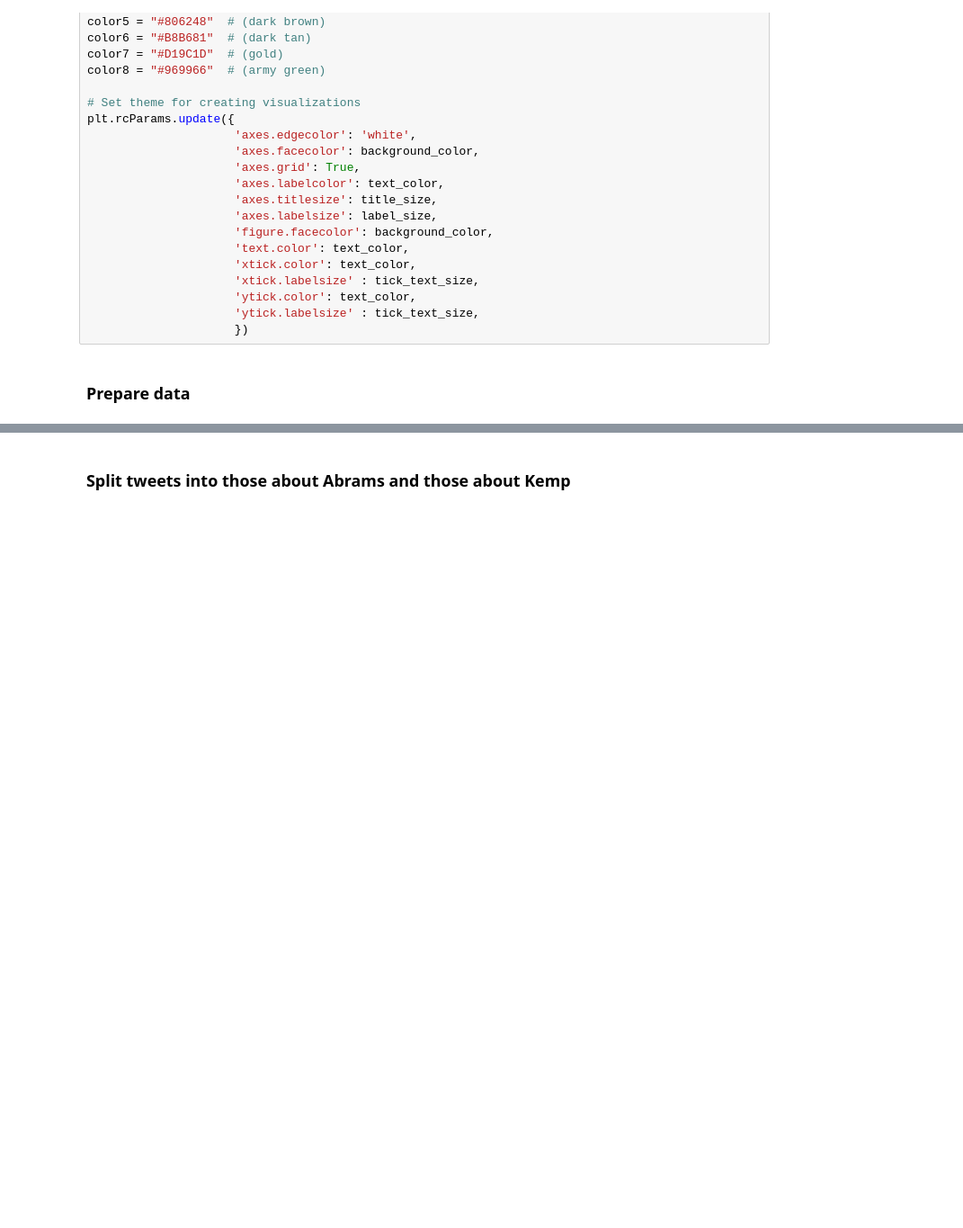
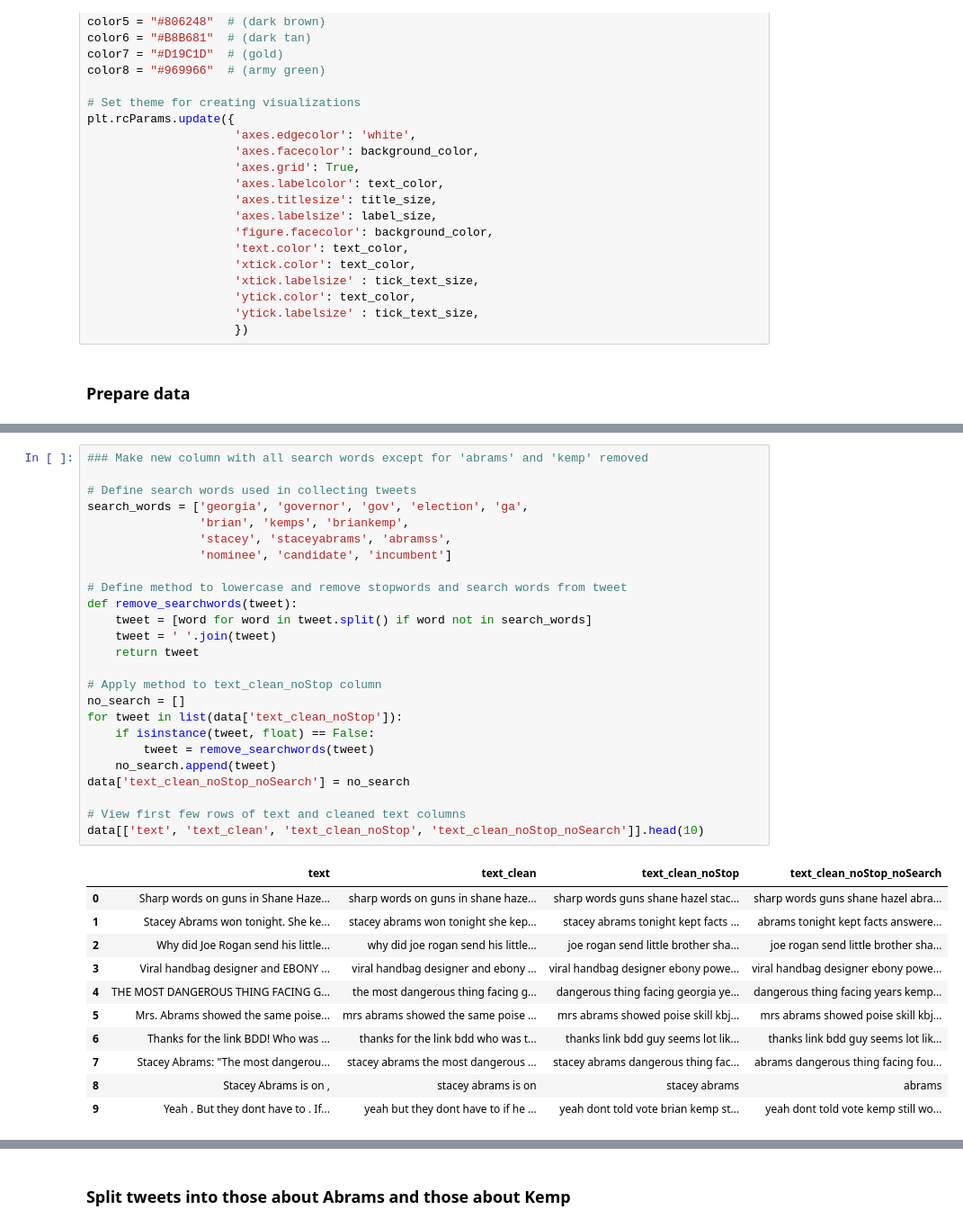
Before and after one commit to monroefarris/anly580_final_project, a Jupyter notebook: Analysis_Code/word2vec_modeling.ipynb, the cells around one changed output, grey strips where cells are left out. Shown: that part at 90% size. Cells and saved outputs as stored; diff of their text form; blank space fills up the shorter version.

```diff
--- a/Analysis_Code/word2vec_modeling.ipynb
+++ b/Analysis_Code/word2vec_modeling.ipynb
@@ -60,5 +60,42 @@ data.head(2)
 |  | created_at | text | hashtags | user_mention_ids | user_mention_screen_names | retweet_count | favorite_count | ... |
 | 0 | 2022-10-18 00:00:00 | Sharp words on guns in Shane Haze... | ['gagovdebate'] | [] | [] | 5 | 24 | ... |
 | 1 | 2022-10-18 00:00:01 | Stacey Abrams won tonight. She ke... | [] | [] | [] | 0 | 6 | ... |
+# %%
+### Make new column with all search words except for 'abrams' and 'kemp' removed
+
+# Define search words used in collecting tweets
+search_words = ['georgia', 'governor', 'gov', 'election', 'ga',
+                'brian', 'kemps', 'briankemp',
+                'stacey', 'staceyabrams', 'abramss',
+                'nominee', 'candidate', 'incumbent']
+
+# Define method to lowercase and remove stopwords and search words from tweet
+def remove_searchwords(tweet):
+    tweet = [word for word in tweet.split() if word not in search_words]
+    tweet = ' '.join(tweet)
+    return tweet
+
+# Apply method to text_clean_noStop column
+no_search = []
+for tweet in list(data['text_clean_noStop']):
+    if isinstance(tweet, float) == False:
+        tweet = remove_searchwords(tweet)
+    no_search.append(tweet)
+data['text_clean_noStop_noSearch'] = no_search
+
+# View first few rows of text and cleaned text columns
+data[['text', 'text_clean', 'text_clean_noStop', 'text_clean_noStop_noSearch']].head(10)
+# %% [output]
+|  | text | text_clean | text_clean_noStop | text_clean_noStop_noSearch |
+| 0 | Sharp words on guns in Shane Haze... | sharp words on guns in shane haze... | sharp words guns shane hazel stac... | sharp words guns shane hazel abra... |
+| 1 | Stacey Abrams won tonight. She ke... | stacey abrams won tonight she kep... | stacey abrams tonight kept facts ... | abrams tonight kept facts answere... |
+| 2 | Why did Joe Rogan send his little... | why did joe rogan send his little... | joe rogan send little brother sha... | joe rogan send little brother sha... |
+| 3 | Viral handbag designer and EBONY ... | viral handbag designer and ebony ... | viral handbag designer ebony powe... | viral handbag designer ebony powe... |
+| 4 | THE MOST DANGEROUS THING FACING G... | the most dangerous thing facing g... | dangerous thing facing georgia ye... | dangerous thing facing years kemp... |
+| 5 | Mrs. Abrams showed the same poise... | mrs abrams showed the same poise ... | mrs abrams showed poise skill kbj... | mrs abrams showed poise skill kbj... |
+| 6 | Thanks for the link BDD! Who was ... | thanks for the link bdd who was t... | thanks link bdd guy seems lot lik... | thanks link bdd guy seems lot lik... |
+| 7 | Stacey Abrams: "The most dangerou... | stacey abrams the most dangerous ... | stacey abrams dangerous thing fac... | abrams dangerous thing facing fou... |
+| 8 | Stacey Abrams is on , | stacey abrams is on | stacey abrams | abrams |
+| 9 | Yeah . But they dont have to . If... | yeah but they dont have to if he ... | yeah dont told vote brian kemp st... | yeah dont told vote kemp still wo... |
 # %%
 # Subset data to keep only the cleaned text data with no stopwords
```
Also changed, not shown: parts of 10 cells of this notebook, 2 other files.
